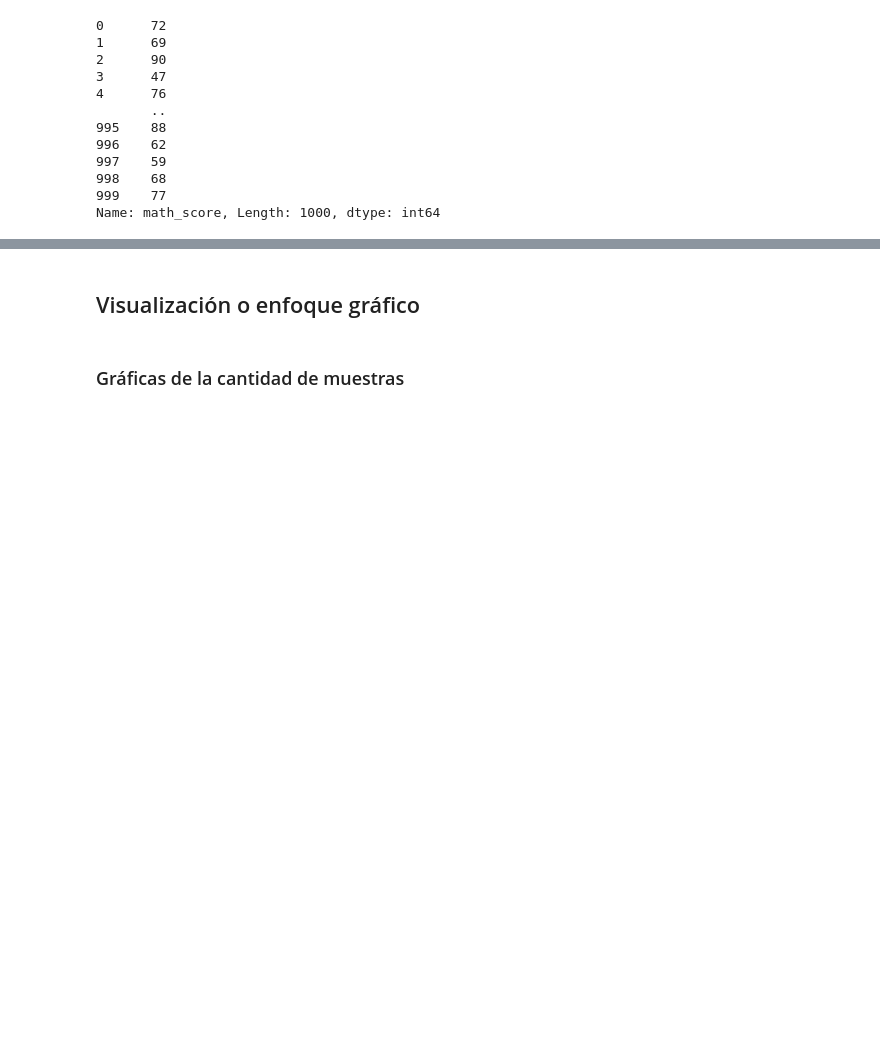
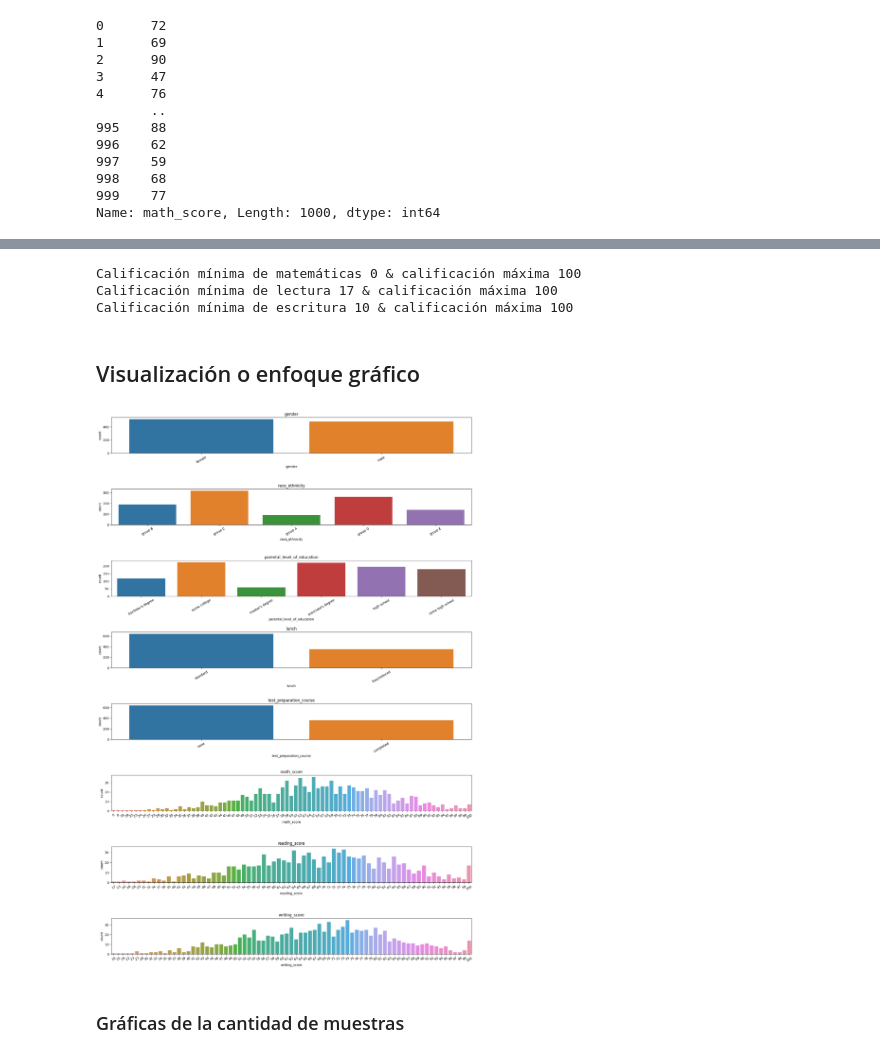
Before and after one commit to MonicaGonzalez30/CienciaDatosLasChicasSuperpoderosas, a Jupyter notebook: Proyectos/Unidad1/EDA/EDA_StudentsPerformance.ipynb, the cells around one changed output, grey strips where cells are left out. Drawn from its saved outputs; the diff is of its cells as text; code cells hidden in the pictures; blank space fills up the shorter version.

Commit message:
Se agregó análisis y se creó la presentación

```diff
--- a/Proyectos/Unidad1/EDA/EDA_StudentsPerformance.ipynb
+++ b/Proyectos/Unidad1/EDA/EDA_StudentsPerformance.ipynb
@@ -235,3 +277,12 @@ StudentsPerformance.math_score.fillna(0.0)
 998    68
 999    77
 Name: math_score, Length: 1000, dtype: int64
+# %%
+# La funcion nunique, cuenta el numero de valores únicos en una serie o DataFrame, si solamente tiene 1 dato entonces
+ # la columna sería irrelevante, pero en este caso no sucede eso.
+columnas = ['gender', 'race_ethnicity', 'parental_level_of_education', 'lunch',
+       'test_preparation_course', 'math_score', 'reading_score',
+       'writing_score']
+
+for columna in columnas:
+    print(f'Columna {columna}: {StudentsPerformance[columna].nunique()} subniveles')
@@ -238,5 +298,34 @@ Name: math_score, Length: 1000, dtype: int64
+# %%
+# Se pueden encontrar valores no lógicos, por ejemplo al analizar las calificaciones (negativas o más de 100)
+mate = StudentsPerformance['math_score']
+lectura = StudentsPerformance['reading_score']
+escritura = StudentsPerformance['writing_score']
+
+print(f"Calificación mínima de matemáticas {mate.min()} & calificación máxima {mate.max()}")
+print(f"Calificación mínima de lectura {lectura.min()} & calificación máxima {lectura.max()}")
+print(f"Calificación mínima de escritura {escritura.min()} & calificación máxima {escritura.max()}")
+
+# En este caso no se ecuentran valores no lógicos
+# %% [output]
+Calificación mínima de matemáticas 0 & calificación máxima 100
+Calificación mínima de lectura 17 & calificación máxima 100
+Calificación mínima de escritura 10 & calificación máxima 100
 # %% [markdown]
 ## Visualización o enfoque gráfico
+# %%
+# Por último, se pueden encontrar errores ortográficos graficando los subniveles
+
+fig, ax = plt.subplots(nrows=8, ncols=1, figsize=(20,30))
+fig.subplots_adjust(hspace=1)
+
+for i, col in enumerate(columnas):
+  sns.countplot(x=col, data=StudentsPerformance, ax=ax[i])
+  ax[i].set_title(col)
+  ax[i].set_xticklabels(ax[i].get_xticklabels(),rotation=30)
+
+# Una vez limpio el archivo, se puede comenzar con el análisis
+# %% [output]
+[figure, added]
 # %% [markdown]
 ### Gráficas de la cantidad de muestras
 # %%
```
Also changed, not shown: parts of 22 cells of this notebook, 1 other file.
